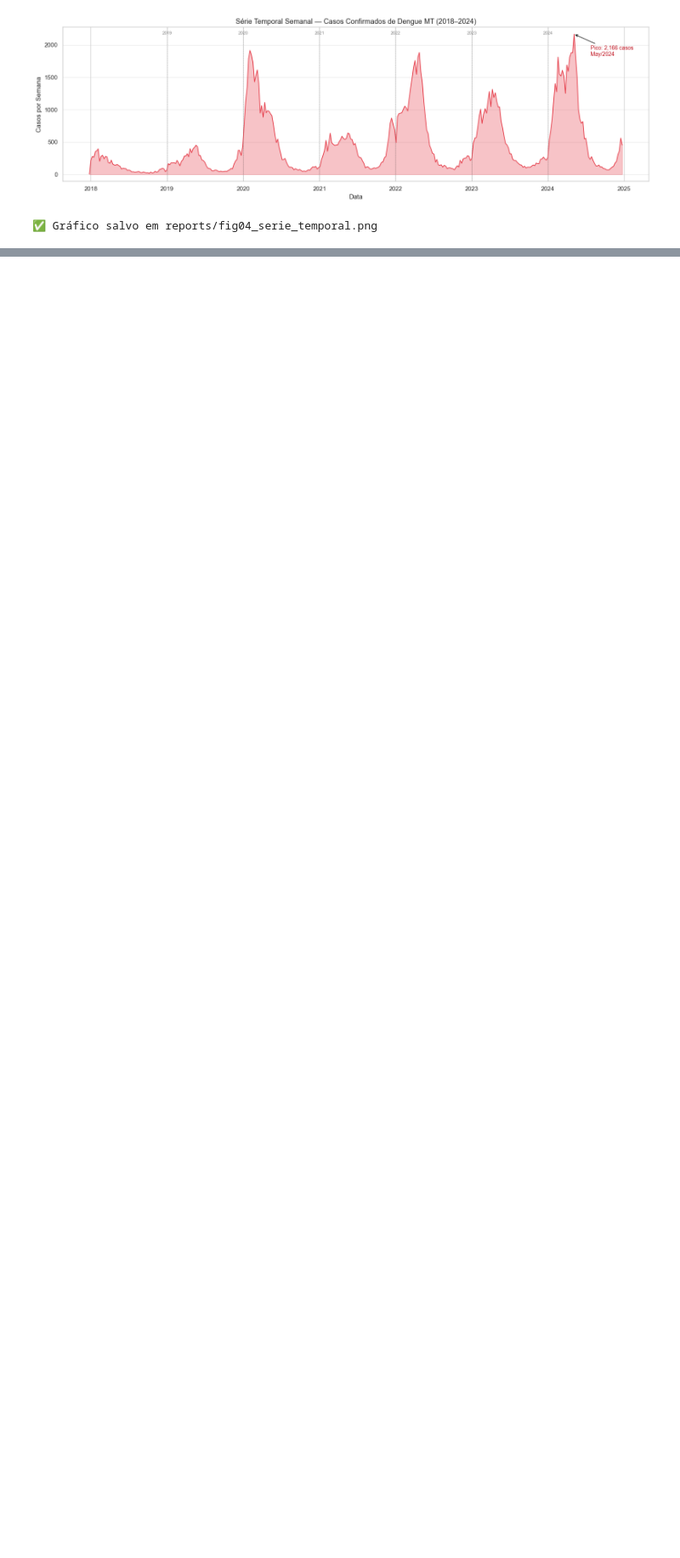
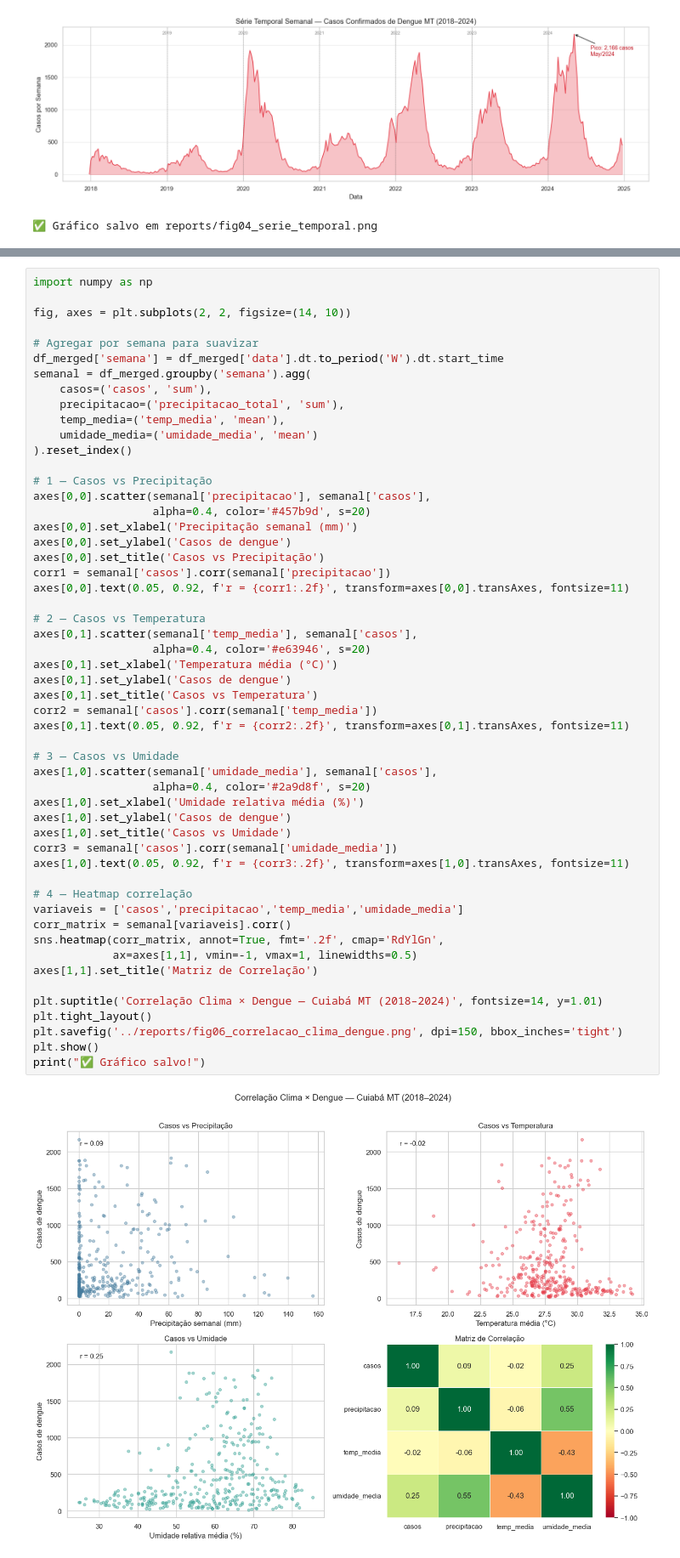
Before and after one commit to ediney-magalhaes/dengue-mt, a Jupyter notebook: notebooks/01_eda_exploratoria.ipynb, the cells around one changed output, grey strips where cells are left out. Shown at 85% size. Drawn from its saved outputs; the diff is of its cells as text; blank space fills up the shorter version.

```diff
--- a/notebooks/01_eda_exploratoria.ipynb
+++ b/notebooks/01_eda_exploratoria.ipynb
@@ -333,0 +579,55 @@ print("✅ Gráfico salvo em reports/fig04_serie_temporal.png")
+# %%
+import numpy as np
+
+fig, axes = plt.subplots(2, 2, figsize=(14, 10))
+
+# Agregar por semana para suavizar
+df_merged['semana'] = df_merged['data'].dt.to_period('W').dt.start_time
+semanal = df_merged.groupby('semana').agg(
+    casos=('casos', 'sum'),
+    precipitacao=('precipitacao_total', 'sum'),
+    temp_media=('temp_media', 'mean'),
+    umidade_media=('umidade_media', 'mean')
+).reset_index()
+
+# 1 — Casos vs Precipitação
+axes[0,0].scatter(semanal['precipitacao'], semanal['casos'],
+                  alpha=0.4, color='#457b9d', s=20)
+axes[0,0].set_xlabel('Precipitação semanal (mm)')
+axes[0,0].set_ylabel('Casos de dengue')
+axes[0,0].set_title('Casos vs Precipitação')
+corr1 = semanal['casos'].corr(semanal['precipitacao'])
+axes[0,0].text(0.05, 0.92, f'r = {corr1:.2f}', transform=axes[0,0].transAxes, fontsize=11)
+
+# 2 — Casos vs Temperatura
+axes[0,1].scatter(semanal['temp_media'], semanal['casos'],
+                  alpha=0.4, color='#e63946', s=20)
+axes[0,1].set_xlabel('Temperatura média (°C)')
+axes[0,1].set_ylabel('Casos de dengue')
+axes[0,1].set_title('Casos vs Temperatura')
+corr2 = semanal['casos'].corr(semanal['temp_media'])
+axes[0,1].text(0.05, 0.92, f'r = {corr2:.2f}', transform=axes[0,1].transAxes, fontsize=11)
+
+# 3 — Casos vs Umidade
+axes[1,0].scatter(semanal['umidade_media'], semanal['casos'],
+                  alpha=0.4, color='#2a9d8f', s=20)
+axes[1,0].set_xlabel('Umidade relativa média (%)')
+axes[1,0].set_ylabel('Casos de dengue')
+axes[1,0].set_title('Casos vs Umidade')
+corr3 = semanal['casos'].corr(semanal['umidade_media'])
+axes[1,0].text(0.05, 0.92, f'r = {corr3:.2f}', transform=axes[1,0].transAxes, fontsize=11)
+
+# 4 — Heatmap correlação
+variaveis = ['casos','precipitacao','temp_media','umidade_media']
+corr_matrix = semanal[variaveis].corr()
+sns.heatmap(corr_matrix, annot=True, fmt='.2f', cmap='RdYlGn',
+            ax=axes[1,1], vmin=-1, vmax=1, linewidths=0.5)
+axes[1,1].set_title('Matriz de Correlação')
+
+plt.suptitle('Correlação Clima × Dengue — Cuiabá MT (2018–2024)', fontsize=14, y=1.01)
+plt.tight_layout()
+plt.savefig('../reports/fig06_correlacao_clima_dengue.png', dpi=150, bbox_inches='tight')
+plt.show()
+print("✅ Gráfico salvo!")
+# %% [output]
+[figure, added]
```
Also changed, not shown: parts of 8 cells of this notebook, 3 other files.
